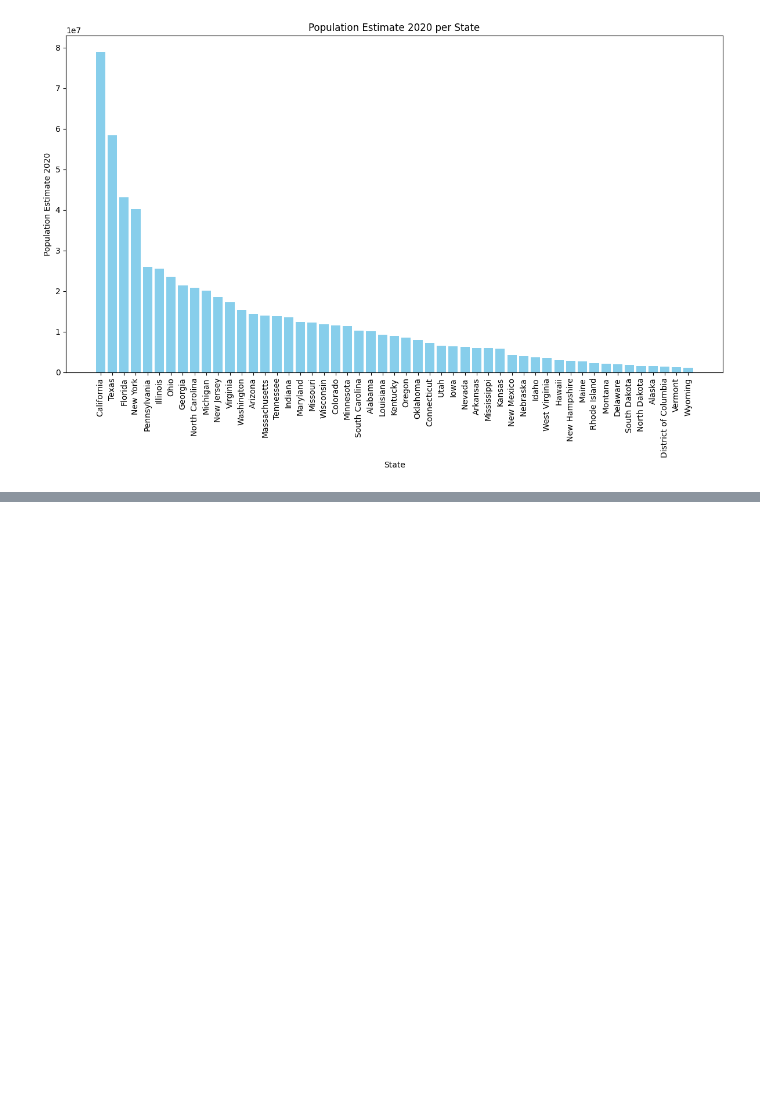
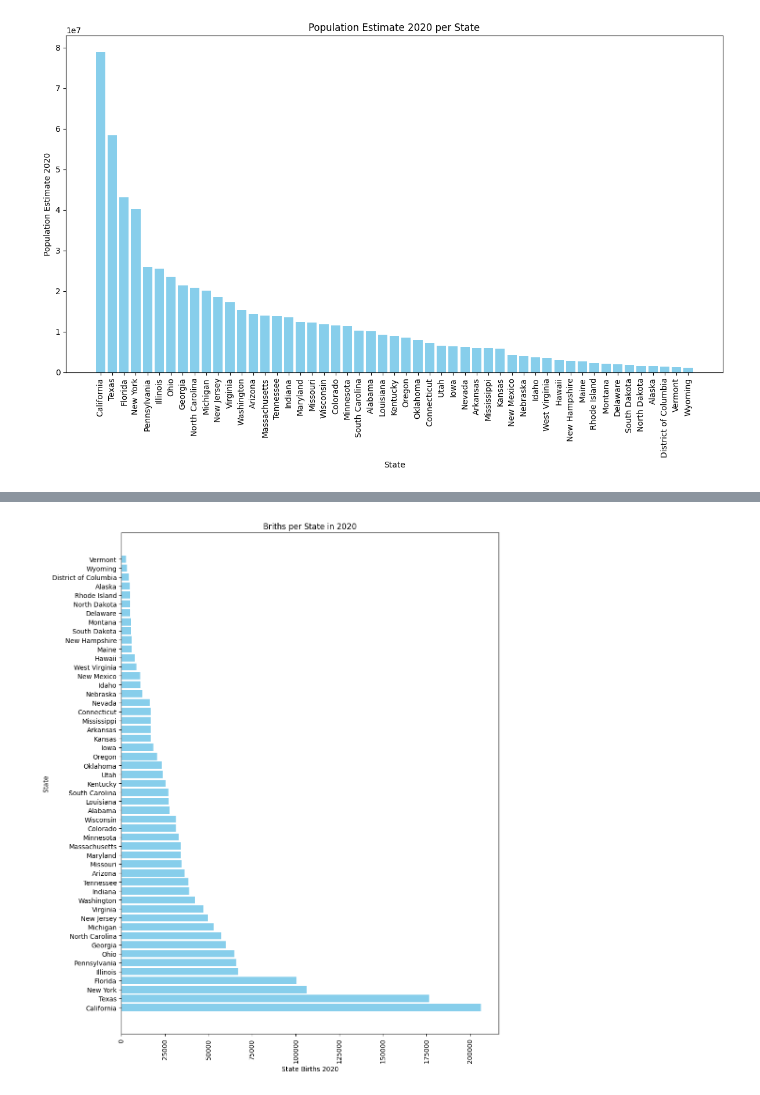
Before and after one commit to cjvillar/DATA_GOV, a Jupyter notebook: note_books/c0-est2022.ipynb, the cells around one changed output, grey strips where cells are left out. Drawn from its saved outputs; the diff is of its cells as text; code cells hidden in the pictures; blank space fills up the shorter version.

```diff
--- a/note_books/c0-est2022.ipynb
+++ b/note_books/c0-est2022.ipynb
@@ -183,0 +184,5 @@ plt.show()
+# %%
+#sum all births per state
+grouped_birth_data = data.groupby('STNAME')['BIRTHS2020'].sum().reset_index()
+grouped_birth_data = grouped_birth_data.sort_values(by='BIRTHS2020', ascending=False)
+grouped_birth_data
@@ -183,0 +207,20 @@ plt.show()
+# %%
+#state birth 2020 using column BIRTHS2020
+
+plt.figure(figsize=(10, 12))
+# horizontal bar plot
+plt.barh(grouped_birth_data['STNAME'], grouped_birth_data['BIRTHS2020'], color='skyblue')
+
+#rotate x-axis labels for better readability (optional)
+plt.xticks(rotation=90)
+
+#add labels and title
+plt.xlabel('State Births 2020')
+plt.ylabel('State')
+plt.title('Briths per State in 2020')
+
+#plot
+plt.tight_layout()
+plt.show()
+# %% [output]
+[figure, added]
```
Also changed, not shown: parts of 2 cells of this notebook.
